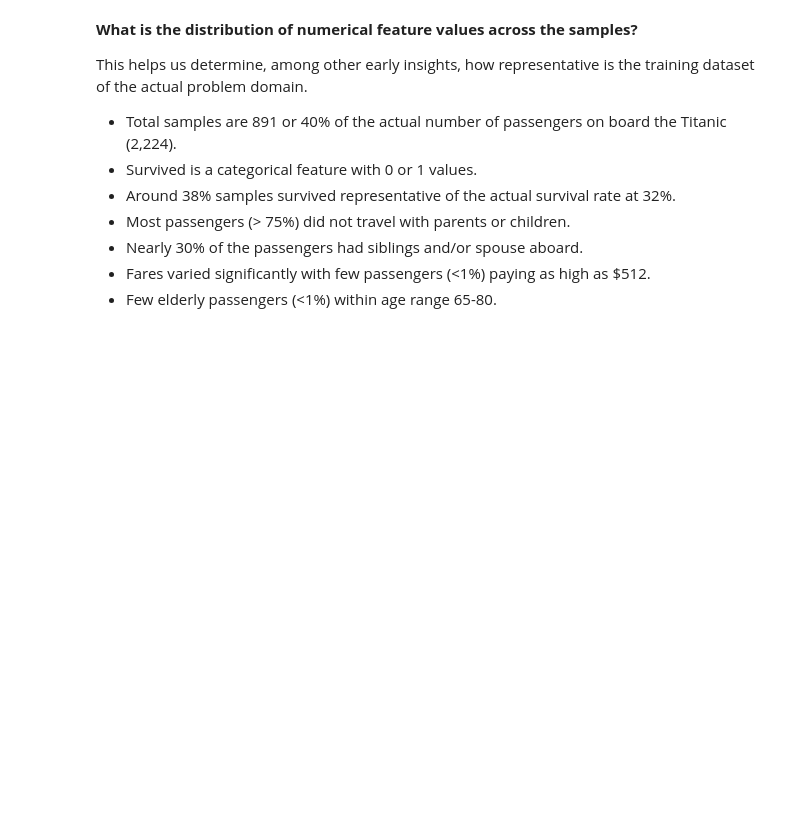
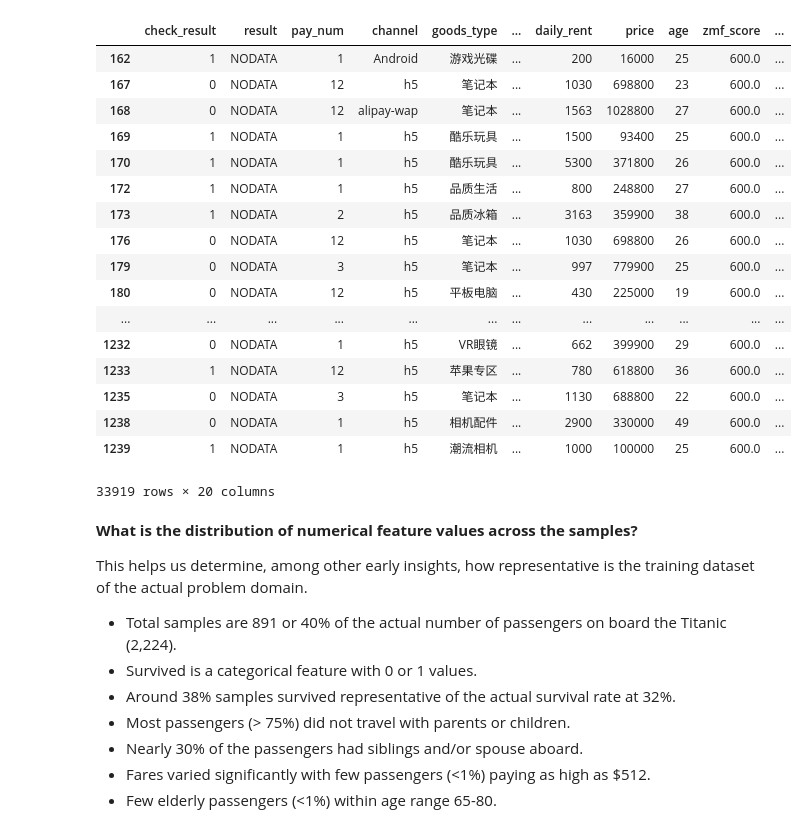
Before and after one commit to yangpingyan/pytools, a Jupyter notebook: datamining_mibao.ipynb, the cells around one changed output. Cells and saved outputs as stored; diff of their text form; code cells hidden in the pictures; blank space fills up the shorter version.

```diff
--- a/datamining_mibao.ipynb
+++ b/datamining_mibao.ipynb
@@ -134,0 +331,5 @@ test_df.info()
+# %%
+# 去除测试数据和内部员工数据
+df = df[df['cancel_reason'].str.contains('测试|内部员工') != True]
+df = df[df['check_remark'].str.contains('测试|内部员工') != True]
+print("去除测试数据和内部员工后的数据量: {}".format(df.shape))
@@ -134,0 +338,4 @@ test_df.info()
+# %%
+# 去掉用户自己取消的数据   问题：即使用户取消了，仍然会有审核？？
+df = df[df['state'].str.match('user_canceled') != True]
+print("去除用户自己取消后的数据量: {}".format(df.shape))
@@ -134,0 +344,4 @@ test_df.info()
+# %%
+# 去除身份证重复的订单：
+df.drop_duplicates(subset=['card_id'], keep='last', inplace=True)
+print("去除身份证重复的订单后的数据量: {}".format(df.shape))
@@ -135,3 +425,34 @@ test_df.info()
+# %%
+features_cat = ['check_result', 'result', 'pay_num', 'channel', 'goods_type', 'lease_term', 'type', 'order_type',
+                'source', 'phone_book', 'emergency_contact_phone', 'old_level', 'create_hour', 'sex', ]
+features_number = ['cost', 'daily_rent', 'price', 'age', 'zmf_score', 'xbf_score', ]
+
+df = df[features_cat + features_number]
+for col in df.columns.values:
+    if df[col].dtype == 'O':
+        df[col].fillna(value='NODATA', inplace=True)
+df.fillna(value=0, inplace=True)
+# %%
+df
+# %% [output]
+|  | check_result | result | pay_num | channel | goods_type | ... | daily_rent | price | age | zmf_score | ... |
+| 162 | 1 | NODATA | 1 | Android | 游戏光碟 | ... | 200 | 16000 | 25 | 600.0 | ... |
+| 167 | 0 | NODATA | 12 | h5 | 笔记本 | ... | 1030 | 698800 | 23 | 600.0 | ... |
+| 168 | 0 | NODATA | 12 | alipay-wap | 笔记本 | ... | 1563 | 1028800 | 27 | 600.0 | ... |
+| 169 | 1 | NODATA | 1 | h5 | 酷乐玩具 | ... | 1500 | 93400 | 25 | 600.0 | ... |
+| 170 | 1 | NODATA | 1 | h5 | 酷乐玩具 | ... | 5300 | 371800 | 26 | 600.0 | ... |
+| 172 | 1 | NODATA | 1 | h5 | 品质生活 | ... | 800 | 248800 | 27 | 600.0 | ... |
+| 173 | 1 | NODATA | 2 | h5 | 品质冰箱 | ... | 3163 | 359900 | 38 | 600.0 | ... |
+| 176 | 0 | NODATA | 12 | h5 | 笔记本 | ... | 1030 | 698800 | 26 | 600.0 | ... |
+| 179 | 0 | NODATA | 3 | h5 | 笔记本 | ... | 997 | 779900 | 25 | 600.0 | ... |
+| 180 | 0 | NODATA | 12 | h5 | 平板电脑 | ... | 430 | 225000 | 19 | 600.0 | ... |
+| ... | ... | ... | ... | ... | ... | ... | ... | ... | ... | ... | ... |
+| 1232 | 0 | NODATA | 1 | h5 | VR眼镜 | ... | 662 | 399900 | 29 | 600.0 | ... |
+| 1233 | 1 | NODATA | 12 | h5 | 苹果专区 | ... | 780 | 618800 | 36 | 600.0 | ... |
+| 1235 | 0 | NODATA | 3 | h5 | 笔记本 | ... | 1130 | 688800 | 22 | 600.0 | ... |
+| 1238 | 0 | NODATA | 1 | h5 | 相机配件 | ... | 2900 | 330000 | 49 | 600.0 | ... |
+| 1239 | 1 | NODATA | 1 | h5 | 潮流相机 | ... | 1000 | 100000 | 25 | 600.0 | ... |
+33919 rows × 20 columns
 # %% [markdown]
 **What is the distribution of numerical feature values across the samples?**
 
```
Also changed, not shown: parts of 40 cells of this notebook, 1 other file.
